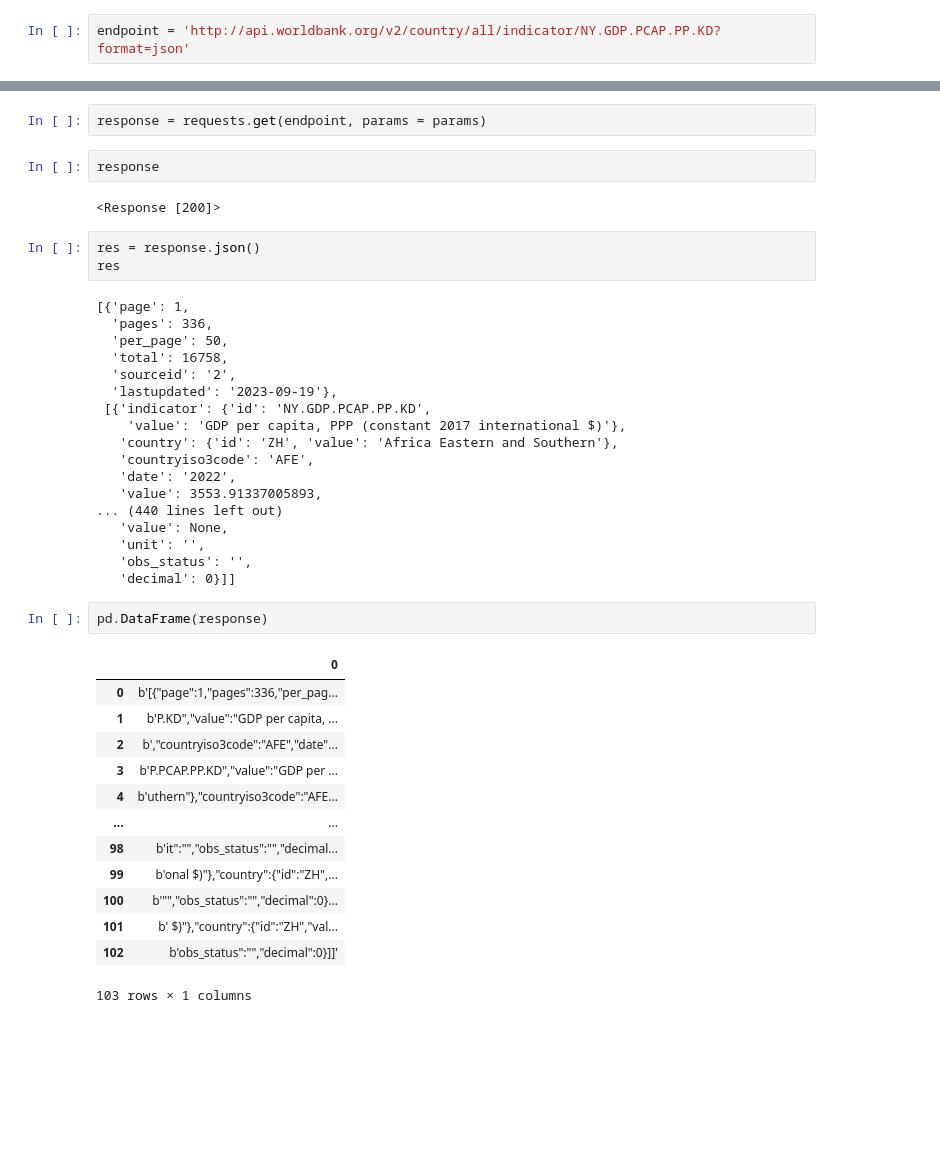
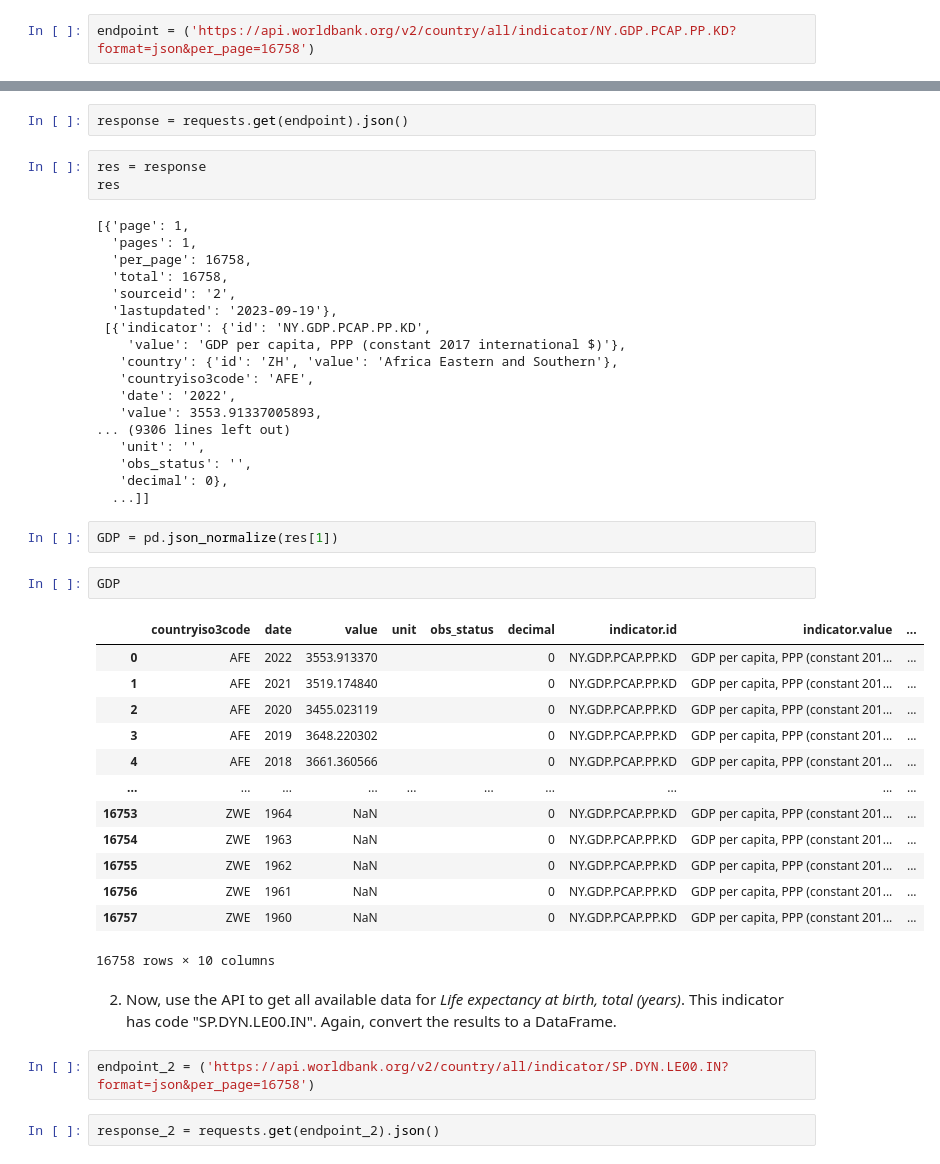
Before and after one commit to KagonDeans/api-exercise-KagonDeans, a Jupyter notebook: notebooks/API_Project.ipynb, the cells around one changed output, grey strips where cells are left out. Cells and saved outputs as stored; diff of their text form; blank space fills up the shorter version.

```diff
--- a/notebooks/API_Project.ipynb
+++ b/notebooks/API_Project.ipynb
@@ -5,2 +14,2 @@ import matplotlib.pyplot as plt
 # %%
-endpoint = 'http://api.worldbank.org/v2/country/all/indicator/NY.GDP.PCAP.PP.KD?format=json'
+endpoint = ('https://api.worldbank.org/v2/country/all/indicator/NY.GDP.PCAP.PP.KD?format=json&per_page=16758')
@@ -13,16 +16,12 @@ params = {
 # %%
-response = requests.get(endpoint, params = params)
+response = requests.get(endpoint).json()
-# %%
-response
-# %% [output]
-<Response [200]>
 # %%
-res = response.json()
+res = response
 res
 # %% [output]
 [{'page': 1,
-  'pages': 336,
-  'per_page': 50,
+  'pages': 1,
+  'per_page': 16758,
   'total': 16758,
   'sourceid': '2',
   'lastupdated': '2023-09-19'},
@@ -32,24 +31,32 @@ res
    'countryiso3code': 'AFE',
    'date': '2022',
    'value': 3553.91337005893,
-... (440 lines left out)
-   'value': None,
+... (9306 lines left out)
    'unit': '',
    'obs_status': '',
-   'decimal': 0}]]
+   'decimal': 0},
+  ...]]
-# %%
-pd.DataFrame(response)
-# %% [output]
-|  | 0 |
-| 0 | b'[{"page":1,"pages":336,"per_pag... |
-| 1 | b'P.KD","value":"GDP per capita, ... |
-| 2 | b',"countryiso3code":"AFE","date"... |
-| 3 | b'P.PCAP.PP.KD","value":"GDP per ... |
-| 4 | b'uthern"},"countryiso3code":"AFE... |
-| ... | ... |
-| 98 | b'it":"","obs_status":"","decimal... |
-| 99 | b'onal $)"},"country":{"id":"ZH",... |
-| 100 | b'"","obs_status":"","decimal":0}... |
-| 101 | b' $)"},"country":{"id":"ZH","val... |
-| 102 | b'obs_status":"","decimal":0}]]' |
-103 rows × 1 columns
+# %%
+GDP = pd.json_normalize(res[1])
+# %%
+GDP
+# %% [output]
+|  | countryiso3code | date | value | unit | obs_status | decimal | indicator.id | indicator.value | ... |
+| 0 | AFE | 2022 | 3553.913370 |  |  | 0 | NY.GDP.PCAP.PP.KD | GDP per capita, PPP (constant 201... | ... |
+| 1 | AFE | 2021 | 3519.174840 |  |  | 0 | NY.GDP.PCAP.PP.KD | GDP per capita, PPP (constant 201... | ... |
+| 2 | AFE | 2020 | 3455.023119 |  |  | 0 | NY.GDP.PCAP.PP.KD | GDP per capita, PPP (constant 201... | ... |
+| 3 | AFE | 2019 | 3648.220302 |  |  | 0 | NY.GDP.PCAP.PP.KD | GDP per capita, PPP (constant 201... | ... |
+| 4 | AFE | 2018 | 3661.360566 |  |  | 0 | NY.GDP.PCAP.PP.KD | GDP per capita, PPP (constant 201... | ... |
+| ... | ... | ... | ... | ... | ... | ... | ... | ... | ... |
+| 16753 | ZWE | 1964 | NaN |  |  | 0 | NY.GDP.PCAP.PP.KD | GDP per capita, PPP (constant 201... | ... |
+| 16754 | ZWE | 1963 | NaN |  |  | 0 | NY.GDP.PCAP.PP.KD | GDP per capita, PPP (constant 201... | ... |
+| 16755 | ZWE | 1962 | NaN |  |  | 0 | NY.GDP.PCAP.PP.KD | GDP per capita, PPP (constant 201... | ... |
+| 16756 | ZWE | 1961 | NaN |  |  | 0 | NY.GDP.PCAP.PP.KD | GDP per capita, PPP (constant 201... | ... |
+| 16757 | ZWE | 1960 | NaN |  |  | 0 | NY.GDP.PCAP.PP.KD | GDP per capita, PPP (constant 201... | ... |
+16758 rows × 10 columns
+# %% [markdown]
+2. Now, use the API to get all available data for _Life expectancy at birth, total (years)_. This indicator has code "SP.DYN.LE00.IN". Again, convert the results to a DataFrame.
+# %%
+endpoint_2 = ('https://api.worldbank.org/v2/country/all/indicator/SP.DYN.LE00.IN?format=json&per_page=16758')
+# %%
+response_2 = requests.get(endpoint_2).json()
```
Also changed, not shown: parts of 25 cells of this notebook.
